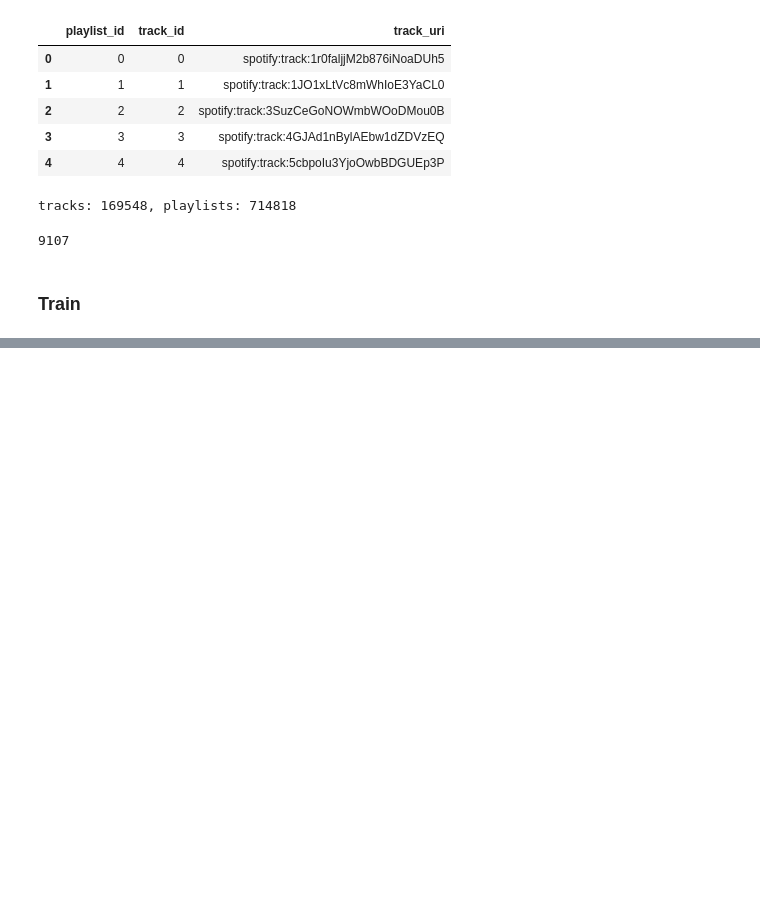
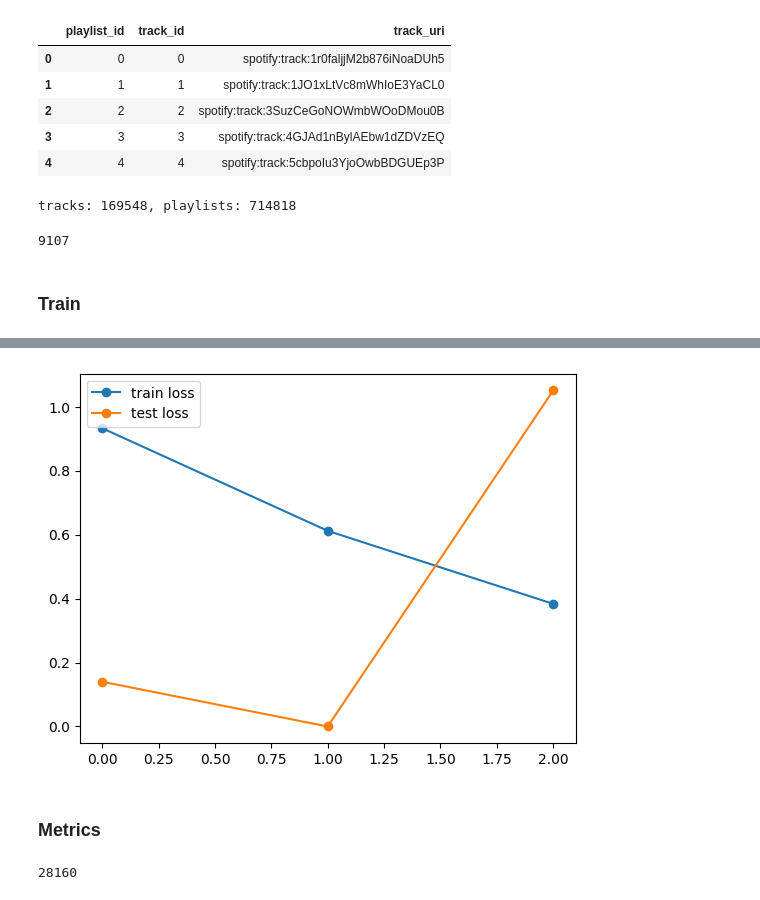
Before and after one commit to pskryuchkov/recs, a Jupyter notebook: notebooks/triplet_loss.ipynb, the cells around one changed output, grey strips where cells are left out. Drawn from its saved outputs; the diff is of its cells as text; code cells hidden in the pictures; blank space fills up the shorter version.

Commit message:
Fix metrics

```diff
--- a/notebooks/triplet_loss.ipynb
+++ b/notebooks/triplet_loss.ipynb
@@ -86,5 +88,5 @@ opt = torch.optim.Adam(embedder.parameters(), lr=1e-3)
 train_loader = DataLoader(train_triplets, batch_size=1, shuffle=True)
 test_loader = DataLoader(test_triplets, batch_size=1, shuffle=True)
 # %%
-epochs = 5
+epochs = 3
 # %%
@@ -131,0 +136,8 @@ Epoch: 5 Train Loss: 0.1603849930574165 Test Loss: 0.4498909115791321
+# %%
+plt.plot(train_losses, 'o-', label='train loss')
+plt.plot(test_losses, 'o-', label='test loss')
+plt.legend();
+# %% [output]
+[figure, added]
+# %% [markdown]
+### Metrics
@@ -131,0 +158,6 @@ Epoch: 5 Train Loss: 0.1603849930574165 Test Loss: 0.4498909115791321
+# %%
+index = faiss.IndexFlat(dim)
+index.add(tracks_vecs)
+print(index.ntotal)
+# %% [output]
+28160
```
Also changed, not shown: parts of 10 cells of this notebook.
